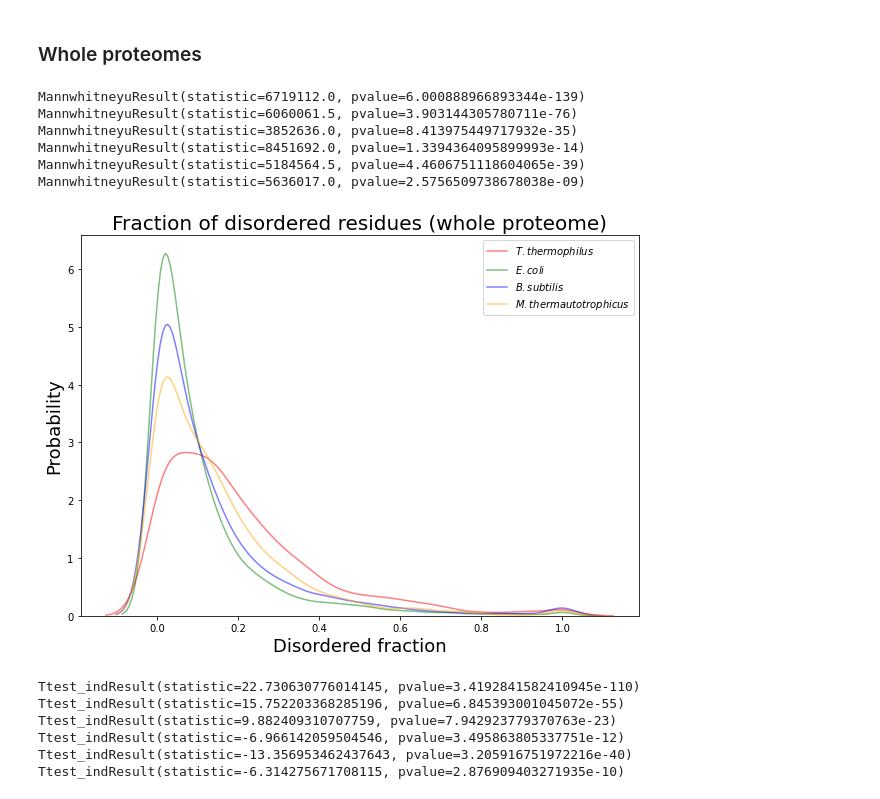
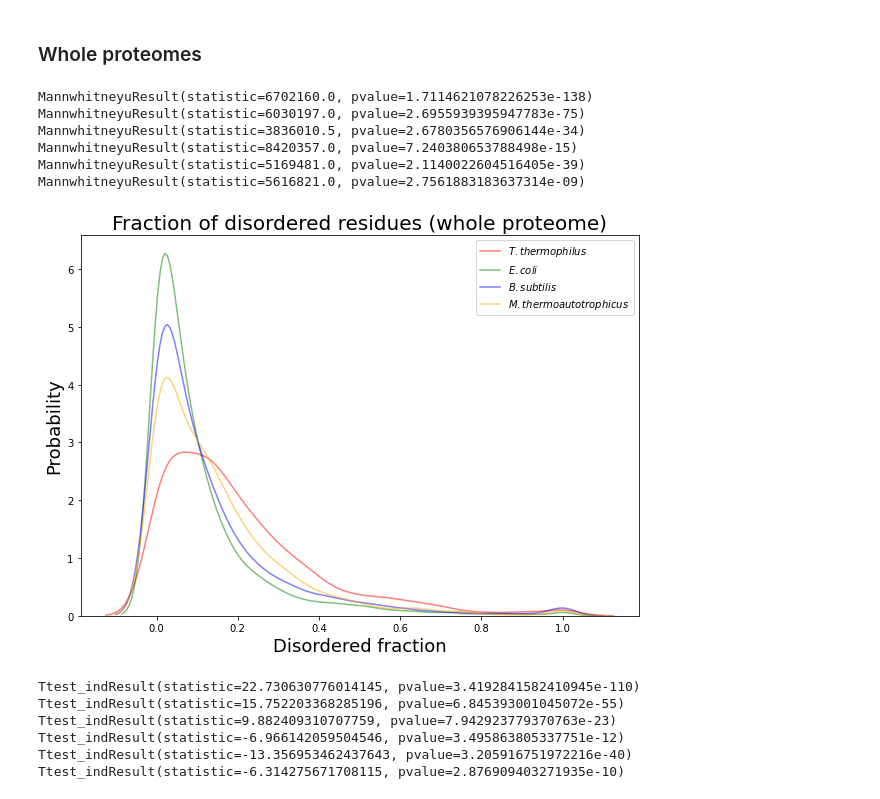
Before and after one commit to alibekk93/IDP_analysis, a Jupyter notebook: IDP_analysis.ipynb, the cells around one changed output. Saved outputs shown, nothing was run; the diff lists cells and outputs as text; code cells hidden in the pictures.

```diff
--- a/IDP_analysis.ipynb
+++ b/IDP_analysis.ipynb
@@ -1252,40 +1155,40 @@ for n in tqdm(IDP_pairs.query('TT_disorder_binary_mean>=0.5 or EC_disorder_binar
 # %%
 fig, ax = plt.subplots(figsize=(10,7))
 
 df = pd.DataFrame({'TT':TT_proteome.disorder_binary_mean,
                    'EC':EC_proteome.disorder_binary_mean,
                    'BS':BS_proteome.disorder_binary_mean,
                    'MT':MT_proteome.disorder_binary_mean})
 
-sns.kdeplot(df.TT, color='red', alpha=0.5, label='$\\it{}$'.format('T. thermophilus'), ax=ax)
-sns.kdeplot(df.EC, color='green', alpha=0.5, label='$\\it{}$'.format('E. coli'), ax=ax)
-sns.kdeplot(df.BS, color='blue', alpha=0.5, label='$\\it{}$'.format('B. subtilis'), ax=ax)
-sns.kdeplot(df.MT, color='orange', alpha=0.5, label='$\\it{}$'.format('M. thermautotrophicus'), ax=ax)
+sns.kdeplot(df.TT, color='red', alpha=0.7, label='$\\it{}$'.format('T. thermophilus'), ax=ax)
+sns.kdeplot(df.EC, color='green', alpha=0.7, label='$\\it{}$'.format('E. coli'), ax=ax)
+sns.kdeplot(df.BS, color='blue', alpha=0.7, label='$\\it{}$'.format('B. subtilis'), ax=ax)
+sns.kdeplot(df.MT, color='orange', alpha=0.7, label='$\\it{}$'.format('M. thermoautotrophicus'), ax=ax)
 ax.set_title('Fraction of disordered residues (whole proteome)', fontsize=20)
 ax.set_ylabel('Probability', fontsize=18)
 ax.set_xlabel('Disordered fraction', fontsize=18)
 ax.legend()
 
 print(mannwhitneyu(df.TT.dropna(), df.EC.dropna()))
 print(mannwhitneyu(df.TT.dropna(), df.BS.dropna()))
 print(mannwhitneyu(df.TT.dropna(), df.MT.dropna()))
 print(mannwhitneyu(df.EC.dropna(), df.BS.dropna()))
 print(mannwhitneyu(df.EC.dropna(), df.MT.dropna()))
 print(mannwhitneyu(df.BS.dropna(), df.MT.dropna()))
 # print(wilcoxon(df.TT.dropna(), df.EC.dropna(), alternative='greater'))
 # print(ttest_ind(df.TT, df.EC, nan_policy='omit'))
 # print(ttest_rel(df.TT, df.EC, nan_policy='omit'))
 
 fig.show()
 fig.savefig('Fraction of disordered residues (whole proteome).svg')
 # %% [output]
-MannwhitneyuResult(statistic=6719112.0, pvalue=6.000888966893344e-139)
-MannwhitneyuResult(statistic=6060061.5, pvalue=3.903144305780711e-76)
-MannwhitneyuResult(statistic=3852636.0, pvalue=8.413975449717932e-35)
-MannwhitneyuResult(statistic=8451692.0, pvalue=1.3394364095899993e-14)
-MannwhitneyuResult(statistic=5184564.5, pvalue=4.4606751118604065e-39)
-MannwhitneyuResult(statistic=5636017.0, pvalue=2.5756509738678038e-09)
+MannwhitneyuResult(statistic=6702160.0, pvalue=1.7114621078226253e-138)
+MannwhitneyuResult(statistic=6030197.0, pvalue=2.6955939395947783e-75)
+MannwhitneyuResult(statistic=3836010.5, pvalue=2.6780356576906144e-34)
+MannwhitneyuResult(statistic=8420357.0, pvalue=7.240380653788498e-15)
+MannwhitneyuResult(statistic=5169481.0, pvalue=2.1140022604516405e-39)
+MannwhitneyuResult(statistic=5616821.0, pvalue=2.7561883183637314e-09)
-[figure, old version]
+[figure, new version]
 # %%
 fig, ax = plt.subplots(figsize=(10,7))
 
```
Also changed, not shown: parts of 37 cells of this notebook.
